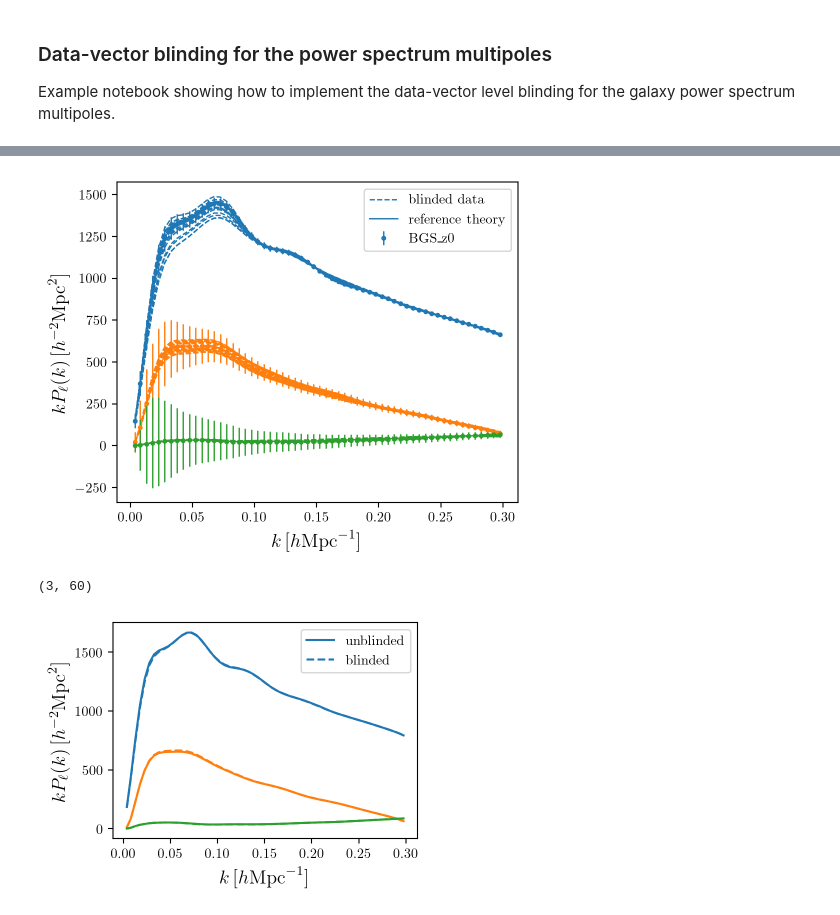
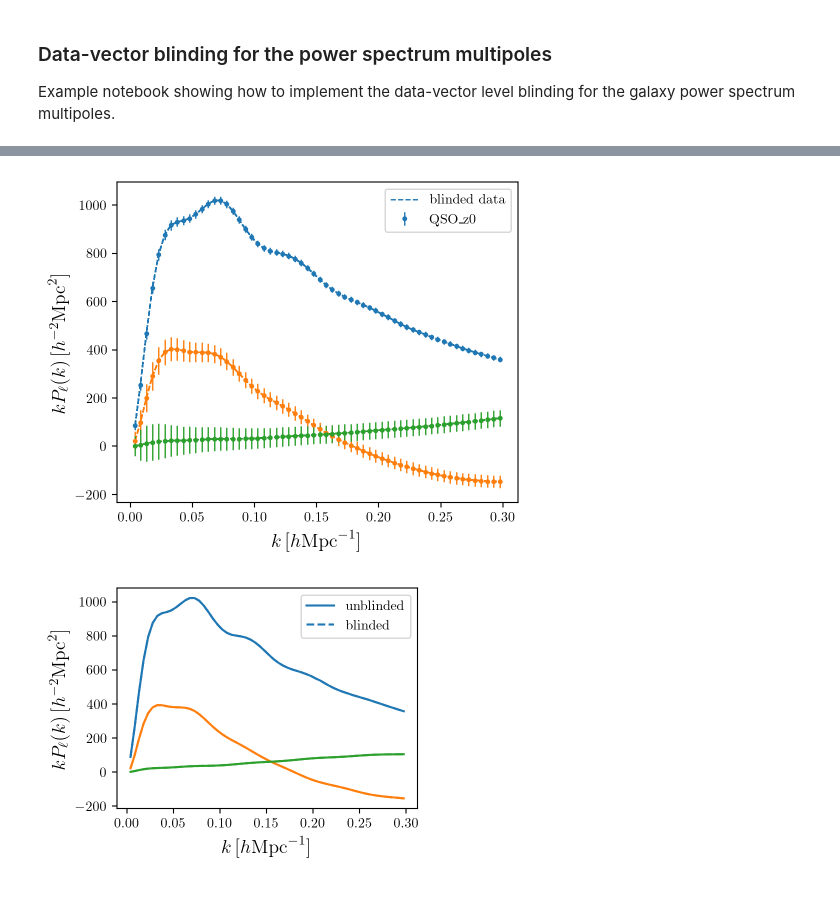
Before and after one commit to epaillas/desiblind, a Jupyter notebook: nb/blinding_example.ipynb, the cells around one changed output, grey strips where cells are left out. Cells and saved outputs as stored; diff of their text form; code cells hidden in the pictures.

```diff
--- a/nb/blinding_example.ipynb
+++ b/nb/blinding_example.ipynb
@@ -257,37 +103,29 @@ posterior_samples = chain[idx]
 # %%
-# we now apply the blinding to each tracer. the "shifted_params" are provided
-# to the .apply_blinding method. Parameters that are not included in the shifted
-# dictionary default to the reference values defined earlier
+# we now apply the blinding to each tracer. the "blinded_data" are provided
+# to the .set_blinded_data method.
 
-# note that the shifted parameters are defined manually in the example below,
-# but ideally we would be sampling them directly from a chain
+for namespace in tracers:
+    tracer, zrange = get_tracer_zrange(namespace)
+    data, covariance, window = get_synthetic_data(tracer=tracer, zrange=zrange, region='GCcomb', ells=[0, 2, 4],
+                                                  weights='default_fkp', klim=(0., 0.3), rebin=5)
+    theory = get_theory(z=window.theory.get(ells=0).z, tracer=tracer)
+    theory.init.update(k=window.theory.get(ells=0).coords('k'), shotnoise=data.get(ells=0).values('shotnoise').mean())
 
-for i in range(len(posterior_samples)):
-    sample = posterior_samples[i]
-
-    for likelihood in dr2_like.likelihoods:
-        namespace = likelihood.name
-        observable = likelihood.observables[0]
-        tracer = namespace[:3]
-
-        cosmo_params = {param: sample[f'{param}'].value[0] for param in cosmo_param_names}
-        nuisance_params = {f'{namespace}.{param}': sample[f'{namespace}.{param}'].value[0] for param in nuisance_param_names}
-        shifted_params = cosmo_params | nuisance_params
-
-        blinder._apply_blinding(
-            name=namespace,
-            shifted_params=shifted_params,
-        )
-
-# for instance, the two blinded data vectors for LRG1 can be accessed as
-# blinder.LRG_z0.blinded_data , which will yield an array of shape
-# (n_blinding, n_multipoles, k_bins)
+    for i in range(len(posterior_samples)):
+        sample = posterior_samples[i].to_dict(params=posterior_samples.params(input=True))
+        cosmo_params = {name: float(value) for name, value in sample.items() if '.' not in name}
+        nuisance_params = {name: float(value) for name, value in sample.items() if name not in cosmo_params}
+        params = cosmo_params | {param.split('.')[-1]: value for param, value in nuisance_params.items() if param.startswith(namespace)}
+        spectrum = theory(**params)
+        observable = window.dot(np.ravel(spectrum), return_type=None, zpt=False)
+        blinder.set_blinded_data(namespace, blinded_data=observable)
 # %%
 # we can plot the original and blinded data, together with the reference theory.
 # blinded_ids specify which blinding realization we want to show
-fig, ax = blinder.plot_observables(name='BGS_z0', show_blinded=True, blinded_ids=list(range(20)))
+fig, ax = blinder.plot_observables(name='QSO_z0', show_blinded=True, blinded_ids=list(range(20)))
+plt.show()
 # %% [output]
-[figure, old version]
+[figure, new version]
 # %%
 # we save the shifts that are needed to blind the measurements to disk.
 # this will then allow us to use those shifts to blind any input data
@@ -297,36 +134,38 @@ blinder.save_blinded_data(save_dir='/global/cfs/cdirs/desicollab/users/epaillas/
 # %%
 # load the shifts and use a high-level method that blinds input data.
 
+ells = [0, 2, 4]
 observable, covariance, window = get_synthetic_data(
-    tracer='LRG',
-    zmin=0.4,
-    zmax=0.6,
+    tracer='QSO',
+    zrange=(0.8, 2.1),
     region='GCcomb',
-    ells=[0, 2, 4]
+    ells=ells
 )
 
-poles = [observable.get(ell) for ell in [0, 2, 4]]
+poles = [observable.get(ell) for ell in ells]
 k = poles[0].coords('k')
 poles = [pole.value() for pole in poles]
 
 blinded_data = TracerPowerSpectrumMultipolesBlinder.apply_blinding(
-    name='LRG_z0',  # TODO add an internal function so that the user only needs to pass tracer name, zmin, zmax?
+    name='QSO_z0',  # TODO add an internal function so that the user only needs to pass tracer name, zmin, zmax?
     k=k,
     data=poles,
-    ells=[0, 2, 4],
+    ells=ells,
 )
-
-np.shape(blinded_data)
+blinded_data2 = TracerPowerSpectrumMultipolesBlinder.apply_blinding(
+    name='QSO_z0',
+    data=observable,
+)
+assert np.allclose(blinded_data2.value(), np.ravel(blinded_data))
-# %% [output]
-(3, 60)
 # %%
 # let's plot it
 
 fig, ax = plt.subplots(figsize=(4, 3))
 
-for iell, ell in enumerate([0, 2, 4]):
-    ax.plot(k, k * poles[iell], label='unblinded' if iell == 0 else None, color=f'C{iell}')
-    ax.plot(k, k * blinded_data[iell], label='blinded' if iell == 0 else None, color=f'C{iell}', ls='--')
+for ill, ell in enumerate(ells):
+    color = f'C{ill}'
+    ax.plot(k, k * poles[ill], label='unblinded' if ill == 0 else None, color=color)
+    ax.plot(k, k * blinded_data[ill], label='blinded' if ill == 0 else None, color=color, ls='--')
 
 ax.legend()
 ax.set_xlabel(r'$k\,[h{\rm Mpc}^{-1}]$', fontsize=14)
@@ -334,4 +173,4 @@ ax.set_ylabel(r'$k P_\ell(k)\,[h^{-2}{\rm Mpc}^{2}]$', fontsize=14)
 plt.tight_layout()
 plt.show()
 # %% [output]
-[figure, old version]
+[figure, new version]
```
Also changed, not shown: parts of 11 cells of this notebook, 6 other files.
